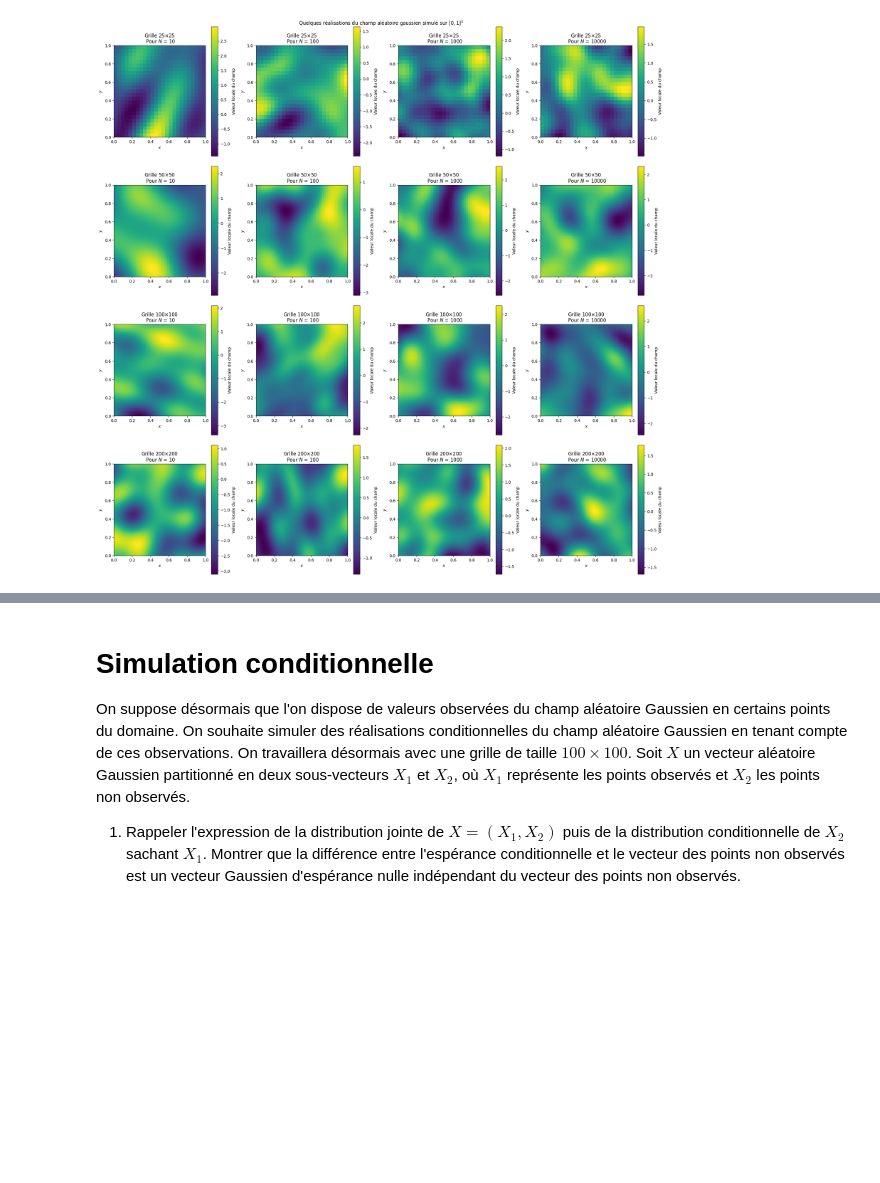
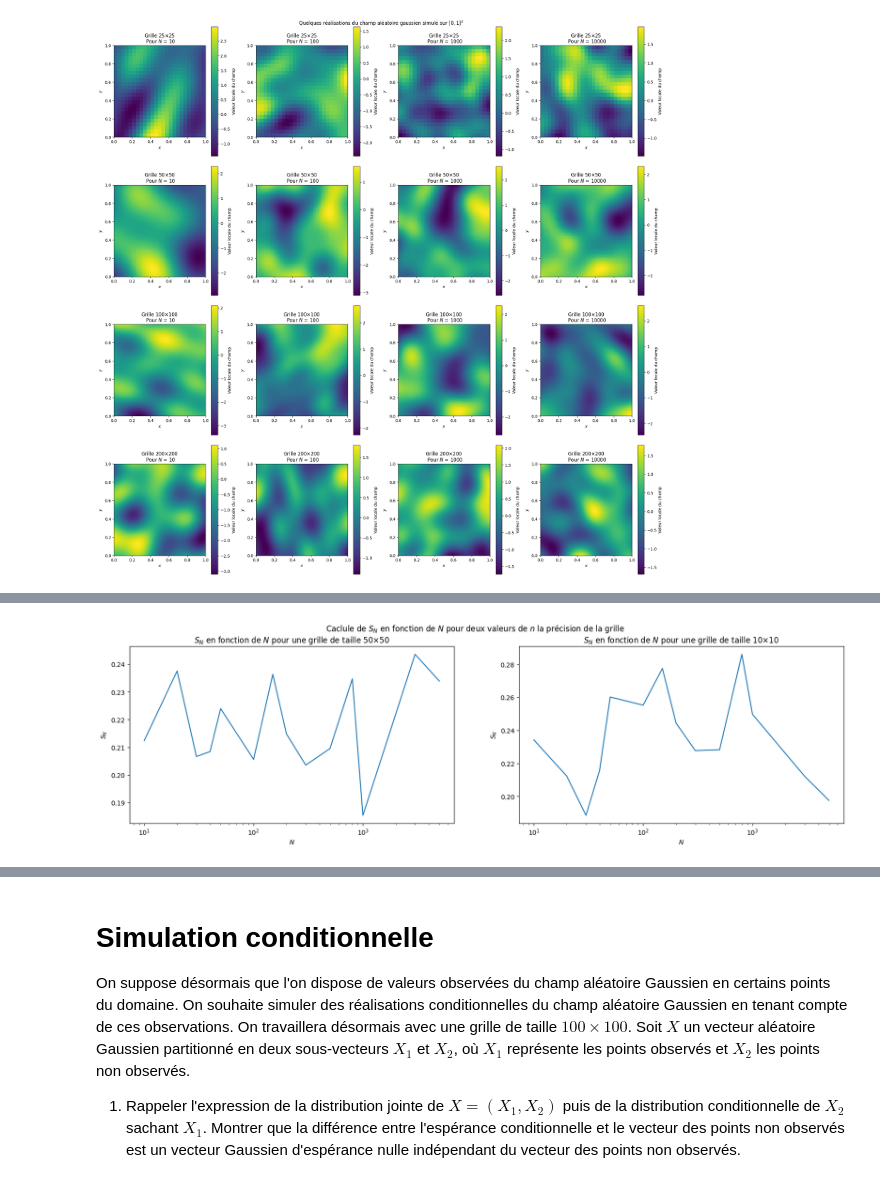
Before and after one commit to louismaguer/projet-maths-info, a Jupyter notebook: projet-probas/Projet Probabilités.ipynb, the cells around one changed output, grey strips where cells are left out. Cells and saved outputs as stored; diff of their text form; code cells hidden in the pictures; blank space fills up the shorter version.

```diff
--- a/projet-probas/Projet Probabilités.ipynb
+++ b/projet-probas/Projet Probabilités.ipynb
@@ -406,0 +418,45 @@ plt.show()
+# %%
+m = 20
+
+def multiples_resultats(n, a, N, m):
+    coord_aux = coord(n)
+    ans = np.stack([champ_spectre(coord_aux, a, N) for i in range(m)], axis=0)
+    return ans
+
+def esp_exp(mat, i, j):
+    m, _, _ = mat.shape
+    return (1 / m) * np.sum(mat[:, i, j])
+
+def cov_exp(mat, i, j, u, v):
+    m, _, _ = mat.shape
+    for_sum = (mat[:, i, j]- esp_exp(mat, i, j)) * (mat[:, u, v] - esp_exp(mat, u, v))
+    return (1 / m) * np.sum(for_sum)
+
+mat_cov_exp = np.vectorize(cov_exp, excluded=[0], otypes=[float])
+
+
+def S_N(n, a, N, m):
+    I, J = np.indices((n*n,n*n))
+    mat_dist = np.sqrt( (((I // n) - (J // n)) / (n  - 1)) * (((I // n) - (J // n)) / (n  - 1)) + (((I % n) - (J % n)) / (n  - 1)) * (((I % n) - (J % n)) / (n - 1)))
+    mat_res = multiples_resultats(n, a, N, m)
+    mat_cov = mat_cov_exp(mat_res, I // n , I % n , J // n, J % n)
+    mat_cov_theo = (np.vectorize(covariance_gaussienne, excluded=[0, 1, 2], otypes=[float]))(mat_dist, sigma2,a,I, J)
+    return np.sqrt(np.sum((mat_cov - mat_cov_theo)*(mat_cov - mat_cov_theo))) * (1 / (n**2))
+
+N = [10, 20, 30, 40, 50, 100, 150, 200, 300 , 500, 800, 1000, 3000, 5000]
+n = [50, 10]
+y_1 = [S_N(n[0], a, N[i], m) for i in range(len(N))]
+y_2 = [S_N(n[1], a, N[i], m) for i in range(len(N))]
+fig, axes = plt.subplots(nrows=1, ncols=2, figsize=(20,5))
+axes[0].semilogx(N, y_1, label=f"Pour une grille ${n[0]}\times{n[0]}$")
+axes[1].semilogx(N, y_2, label=f"Pour une grille ${n[1]}\times{n[1]}$")
+axes[0].set_xlabel("$N$")
+axes[0].set_ylabel("$S_N$")
+axes[0].set_title(f"$S_N$ en fonction de $N$ pour une grille de taille ${n[0]} × {n[0]}$")
+axes[1].set_xlabel("$N$")
+axes[1].set_ylabel("$S_N$")
+axes[1].set_title(f"$S_N$ en fonction de $N$ pour une grille de taille ${n[1]} × {n[1]}$")
+fig.suptitle(f"Caclule de $S_N$ en fonction de $N$ pour deux valeurs de $n$ la précision de la grille")
+plt.show()
+# %% [output]
+[figure, added]
```
Also changed, not shown: parts of 2 cells of this notebook.
